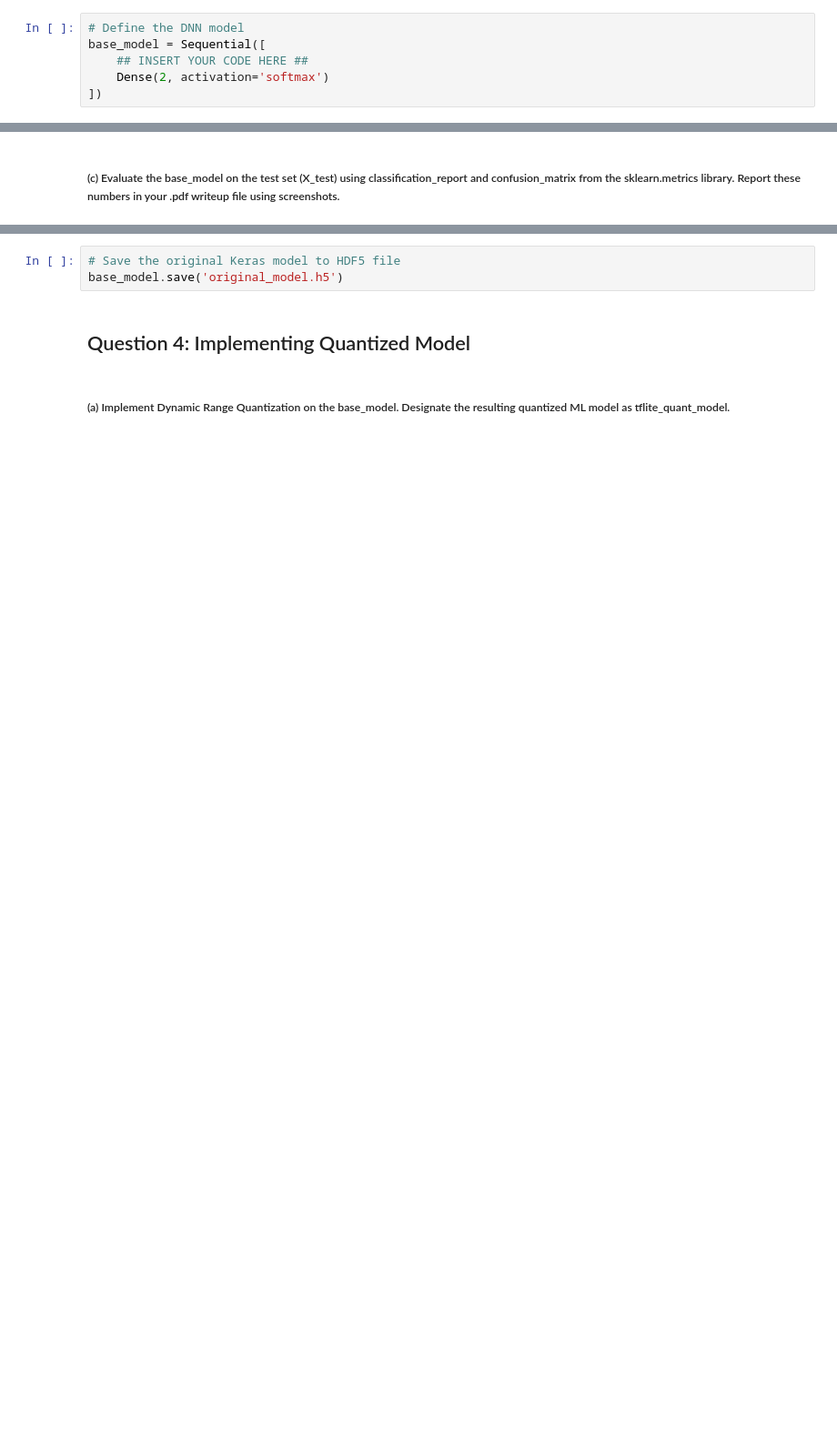
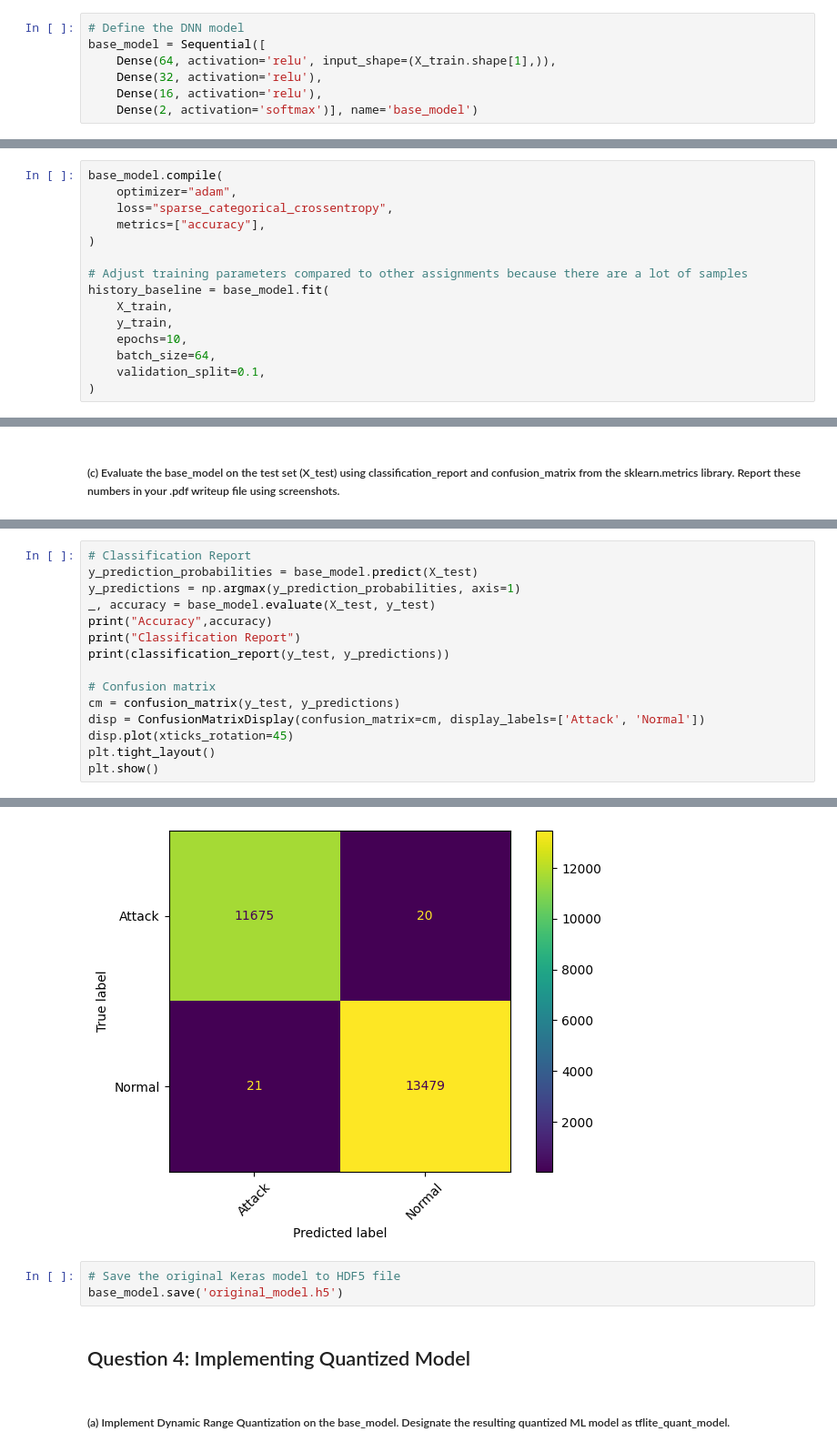
Before and after one commit to nhl01/EE446Labs, a Jupyter notebook: Assignment2/Nick_Leung_EE446_HW2_Pro.ipynb, the cells around one changed output, grey strips where cells are left out. Shown at 91% size. Drawn from its saved outputs; the diff is of its cells as text; blank space fills up the shorter version.

Commit message:
Complete Assignment 2

```diff
--- a/Assignment2/Nick_Leung_EE446_HW2_Pro.ipynb
+++ b/Assignment2/Nick_Leung_EE446_HW2_Pro.ipynb
@@ -114,8 +194,9 @@ from sklearn.decomposition import KernelPCA
 # %%
 # Define the DNN model
 base_model = Sequential([
-    ## INSERT YOUR CODE HERE ##
-    Dense(2, activation='softmax')
-])
+    Dense(64, activation='relu', input_shape=(X_train.shape[1],)),
+    Dense(32, activation='relu'),
+    Dense(16, activation='relu'),
+    Dense(2, activation='softmax')], name='base_model')
 # %% [markdown]
 ##### (b) Compile and train your DNN model on the training set (X_train). Denote the trained model as base_model.
@@ -123,0 +203,15 @@ base_model = Sequential([
+# %%
+base_model.compile(
+    optimizer="adam",
+    loss="sparse_categorical_crossentropy",
+    metrics=["accuracy"],
+)
+
+# Adjust training parameters compared to other assignments because there are a lot of samples
+history_baseline = base_model.fit(
+    X_train,
+    y_train,
+    epochs=10,
+    batch_size=64,
+    validation_split=0.1,
+)
@@ -127,0 +241,16 @@ base_model = Sequential([
+# %%
+# Classification Report
+y_prediction_probabilities = base_model.predict(X_test)
+y_predictions = np.argmax(y_prediction_probabilities, axis=1)
+_, accuracy = base_model.evaluate(X_test, y_test)
+print("Accuracy",accuracy)
+print("Classification Report")
+print(classification_report(y_test, y_predictions))
+
+# Confusion matrix
+cm = confusion_matrix(y_test, y_predictions)
+disp = ConfusionMatrixDisplay(confusion_matrix=cm, display_labels=['Attack', 'Normal'])
+disp.plot(xticks_rotation=45)
+plt.tight_layout()
+plt.show()
+# %% [output]
@@ -128,3 +269,4 @@ base_model = Sequential([
+[figure, added]
 # %%
 # Save the original Keras model to HDF5 file
 base_model.save('original_model.h5')
```
Also changed, not shown: parts of 28 cells of this notebook, 2 other files.
